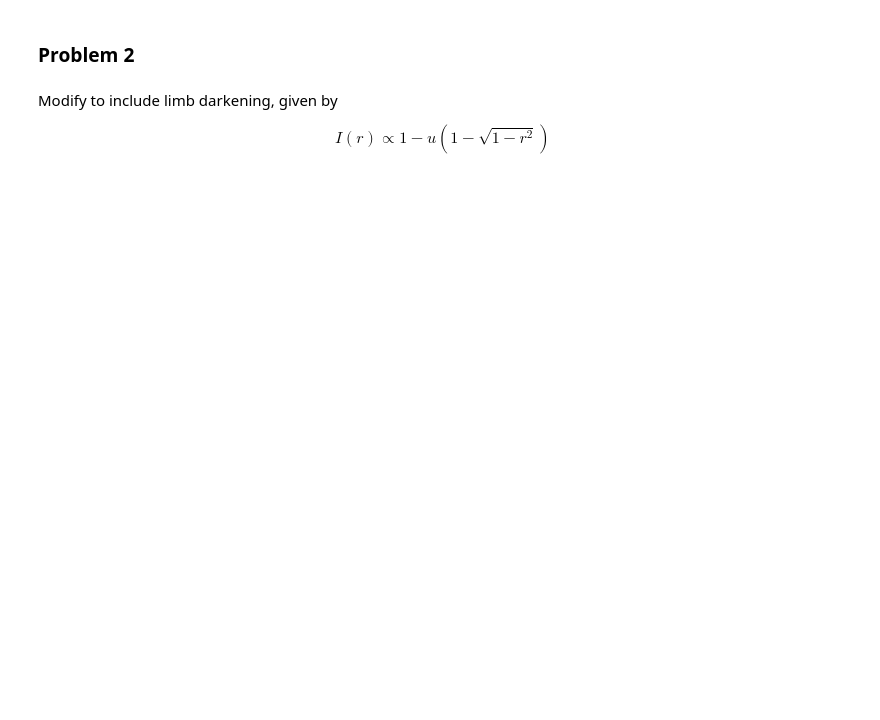
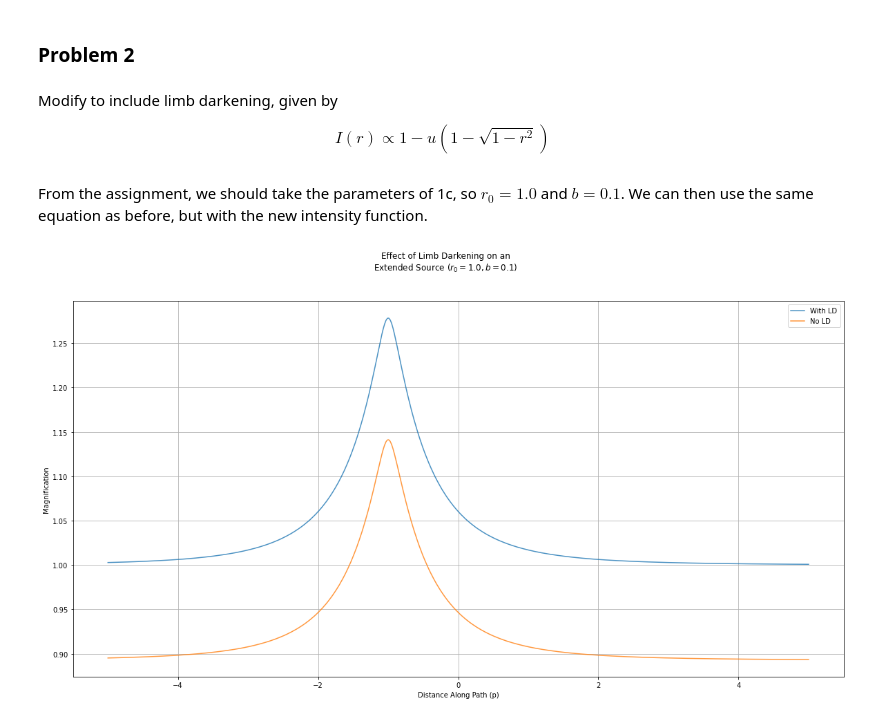
Before and after one commit to tylerbarna/AST8110, a Jupyter notebook: pset05/pset05.ipynb, the cells around one changed output. Saved outputs shown, nothing was run; the diff lists cells and outputs as text; code cells hidden in the pictures; blank space fills up the shorter version.

```diff
--- a/pset05/pset05.ipynb
+++ b/pset05/pset05.ipynb
@@ -124,3 +134,21 @@ $$
 I\left(r\right) \propto 1 - u \left(1- \sqrt{1-r^2}\right)
 \end{equation}
 $$
+# %% [markdown]
+From the assignment, we should take the parameters of 1c, so $r_0=1.0$ and $b=0.1$. We can then use the same equation as before, but with the new intensity function.
+# %%
+## plot the lightcurves
+fig, ax = plt.subplots(1,1,figsize=(20,10))
+for dBool in [False, True]:
+
+    plotLabel = 'No LD' if dBool else 'With LD'
+
+    sns.lineplot(x=p, y=lc(r0=1.0,b=0.1,p=p,dark=dBool),
+                 alpha=0.8,
+                 label=plotLabel, ax = ax)
+fig.suptitle('Effect of Limb Darkening on an\n'+r'Extended Source ($r_0=1.0,b=0.1$)')
+ax.set_xlabel('Distance Along Path (p)')
+ax.set_ylabel('Magnification')
+plt.show();
+# %% [output]
+[figure, added]
```
Also changed, not shown: parts of 5 cells of this notebook.
